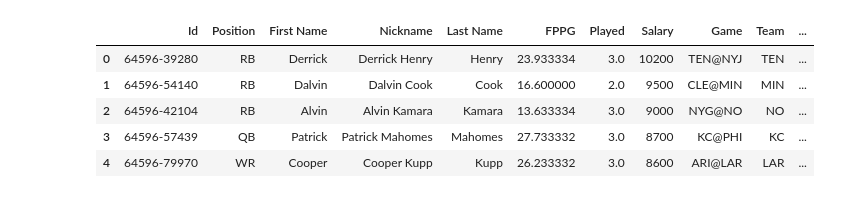
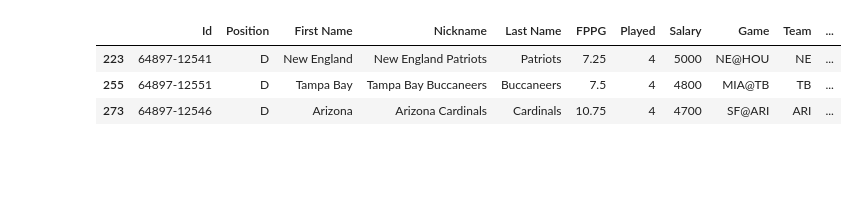
Before and after one commit to MikSm1th/fantasy_factory, a Jupyter notebook: lineupopt/daily_odds_fd.ipynb, the cells around one changed output. Drawn from its saved outputs; the diff is of its cells as text; code cells hidden in the pictures; blank space fills up the shorter version.

```diff
--- a/lineupopt/daily_odds_fd.ipynb
+++ b/lineupopt/daily_odds_fd.ipynb
@@ -29,15 +50,12 @@ print(dict(sorted(df_odds.items(), key=lambda item: item[1])))
-# %%
-df_fd = pd.read_csv("data/nfl/FanDuel-NFL-2021 ET-10 ET-03 ET-64596-players-list.csv")
-# dk_teams = df_dk.TeamAbbrev.unique()
-# dk_teams.sort()
-df_fd.head()
-# %% [output]
-|  | Id | Position | First Name | Nickname | Last Name | FPPG | Played | Salary | Game | Team | ... |
-| 0 | 64596-39280 | RB | Derrick | Derrick Henry | Henry | 23.933334 | 3.0 | 10200 | TEN@NYJ | TEN | ... |
-| 1 | 64596-54140 | RB | Dalvin | Dalvin Cook | Cook | 16.600000 | 2.0 | 9500 | CLE@MIN | MIN | ... |
-| 2 | 64596-42104 | RB | Alvin | Alvin Kamara | Kamara | 13.633334 | 3.0 | 9000 | NYG@NO | NO | ... |
-| 3 | 64596-57439 | QB | Patrick | Patrick Mahomes | Mahomes | 27.733332 | 3.0 | 8700 | KC@PHI | KC | ... |
-| 4 | 64596-79970 | WR | Cooper | Cooper Kupp | Kupp | 26.233332 | 3.0 | 8600 | ARI@LAR | LAR | ... |
+# %%
+df_fd_def = df_fd.query("Position == 'D'")
+df_fd = df_fd.query("Position != 'D'")
+df_fd_def.head(3)
+# %% [output]
+|  | Id | Position | First Name | Nickname | Last Name | FPPG | Played | Salary | Game | Team | ... |
+| 223 | 64897-12541 | D | New England | New England Patriots | Patriots | 7.25 | 4 | 5000 | NE@HOU | NE | ... |
+| 255 | 64897-12551 | D | Tampa Bay | Tampa Bay Buccaneers | Buccaneers | 7.5 | 4 | 4800 | MIA@TB | TB | ... |
+| 273 | 64897-12546 | D | Arizona | Arizona Cardinals | Cardinals | 10.75 | 4 | 4700 | SF@ARI | ARI | ... |
 # %%
 df_fd["expts"] = df_fd["Team"].map(df_odds)
 df_fd.expts = df_fd.expts.astype('float')
```
Also changed, not shown: parts of 9 cells of this notebook, 23 other files.
